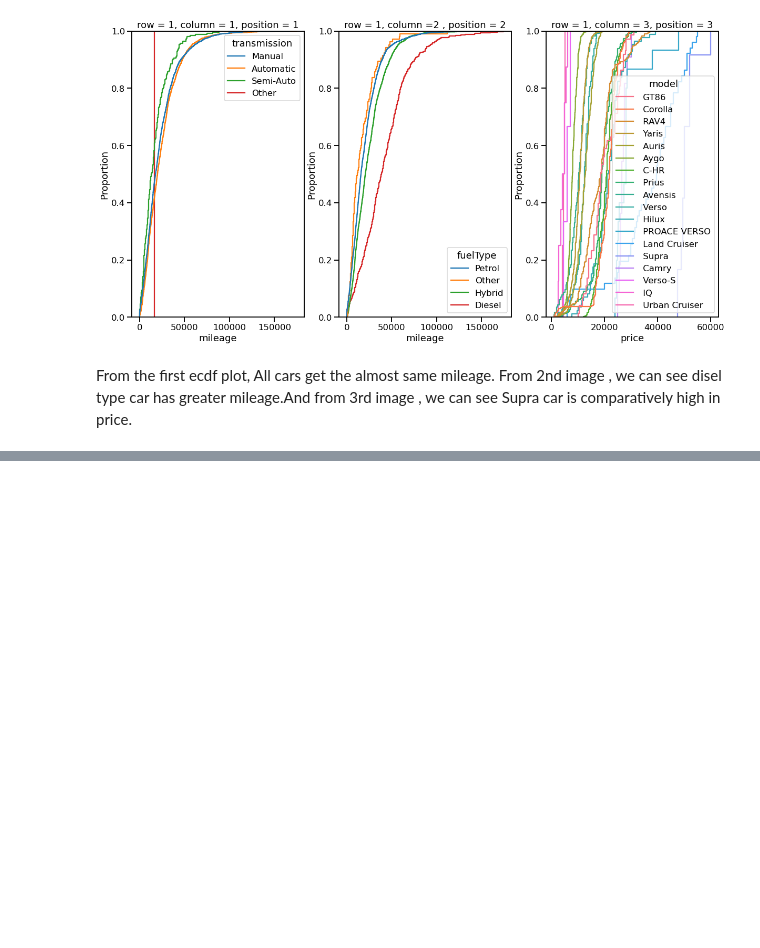
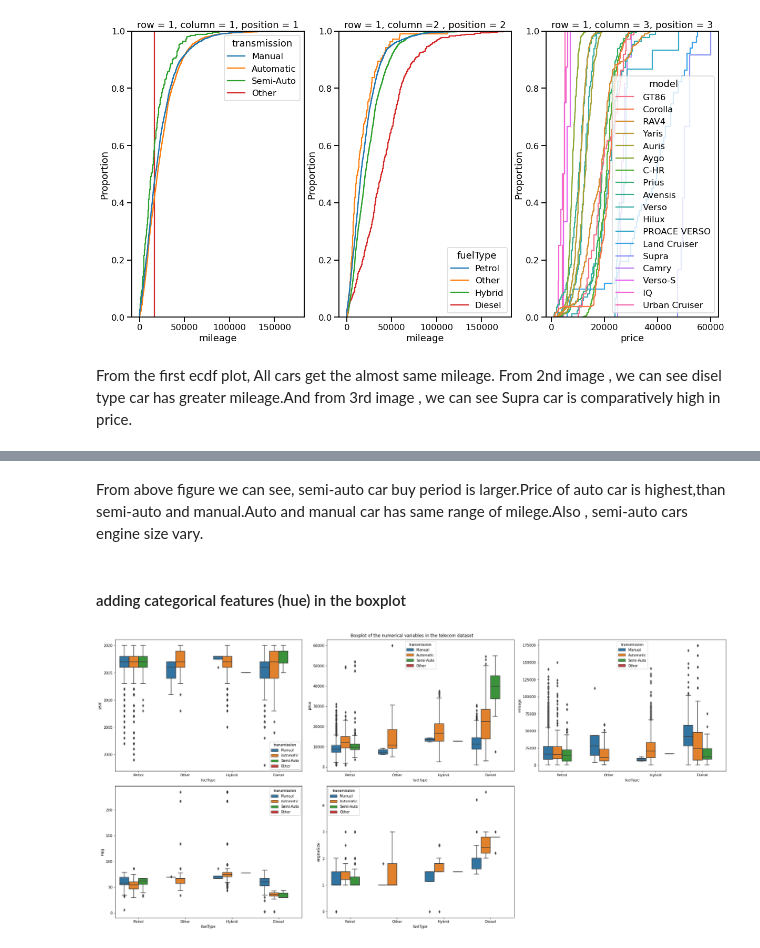
Before and after one commit to shawon-barua/Toyota_used_car_analysis, a Jupyter notebook: toyota_used_car_EDA.ipynb, the cells around one changed output, grey strips where cells are left out. Saved outputs shown, nothing was run; the diff lists cells and outputs as text; code cells hidden in the pictures; blank space fills up the shorter version.

```diff
--- a/toyota_used_car_EDA.ipynb
+++ b/toyota_used_car_EDA.ipynb
@@ -275,0 +325,15 @@ From the first ecdf plot, All cars get the almost same mileage. From 2nd image ,
+# %% [markdown]
+From above figure we can see, semi-auto car buy period is larger.Price of auto car is highest,than semi-auto and manual.Auto and manual car has same range of milege.Also , semi-auto cars engine size vary.
+# %% [markdown]
+#### adding categorical features (hue) in the boxplot
+# %%
+plt.figure(figsize=(25,12))
+for index in range(len(numeric_cols)):
+    plt.subplot(2,3,index+1)
+    sns.boxplot(y=df[numeric_cols[index]], x=df['fuelType'], hue=df['transmission'])
+
+plt.suptitle("Boxplot of the numerical variables in the telecom dataset")
+plt.tight_layout()
+plt.show()
+# %% [output]
+[figure, added]
```
Also changed, not shown: parts of 12 cells of this notebook.
